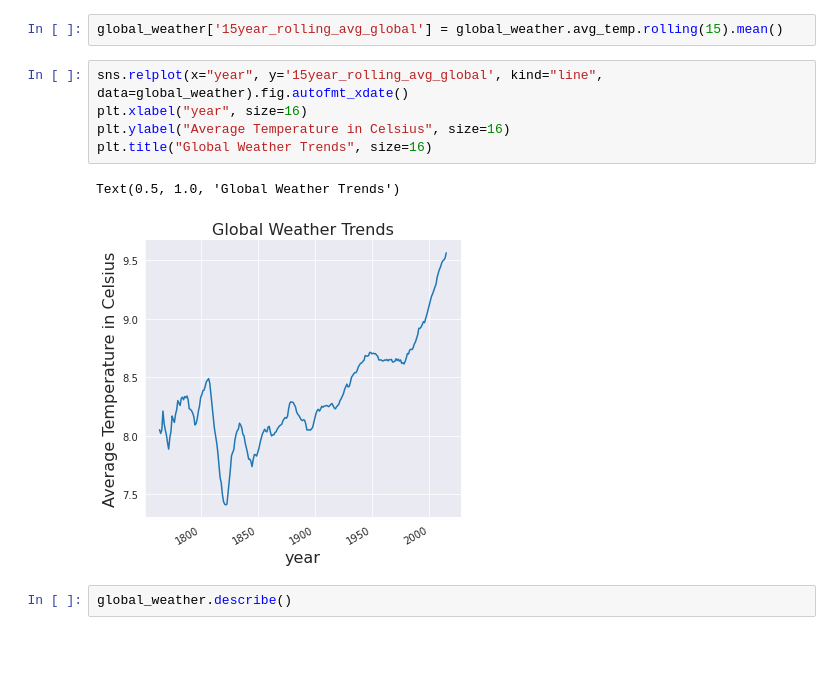
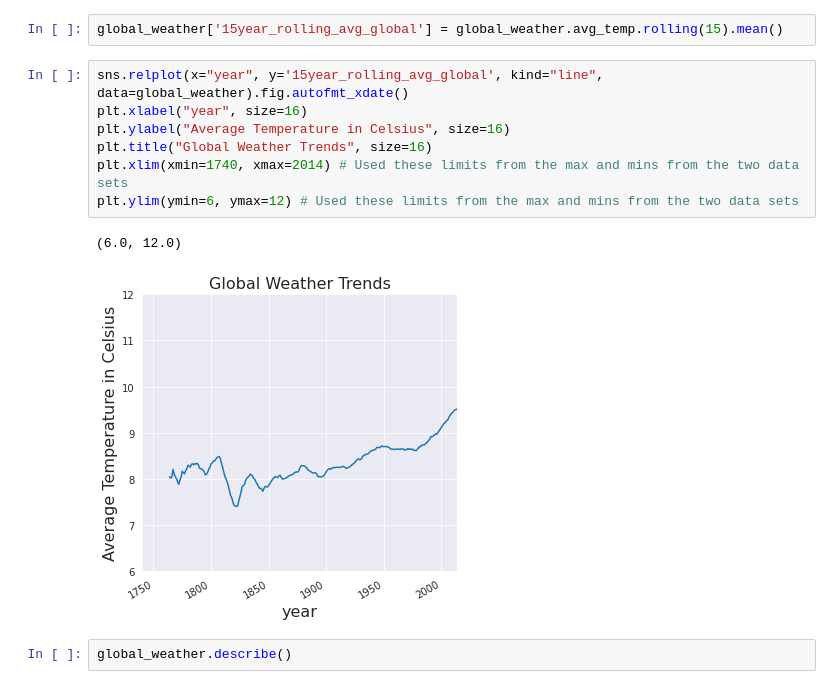
Before and after one commit to freedom-780/Weather_trends, a Jupyter notebook: Weather_project.ipynb, the cells around one changed output. Cells and saved outputs as stored; diff of their text form; blank space fills up the shorter version.

```diff
--- a/Weather_project.ipynb
+++ b/Weather_project.ipynb
@@ -148,11 +188,13 @@ global_weather['15year_rolling_avg_global'] = global_weather.avg_temp.rolling(15
 # %%
 sns.relplot(x="year", y='15year_rolling_avg_global', kind="line", data=global_weather).fig.autofmt_xdate()
 plt.xlabel("year", size=16)
 plt.ylabel("Average Temperature in Celsius", size=16)
 plt.title("Global Weather Trends", size=16)
+plt.xlim(xmin=1740, xmax=2014) # Used these limits from the max and mins from the two data sets
+plt.ylim(ymin=6, ymax=12) # Used these limits from the max and mins from the two data sets
 # %% [output]
-Text(0.5, 1.0, 'Global Weather Trends')
+(6.0, 12.0)
-[figure, old version]
+[figure, new version]
 # %%
 global_weather.describe()
 # %% [output]
```
Also changed, not shown: parts of 15 cells of this notebook.
